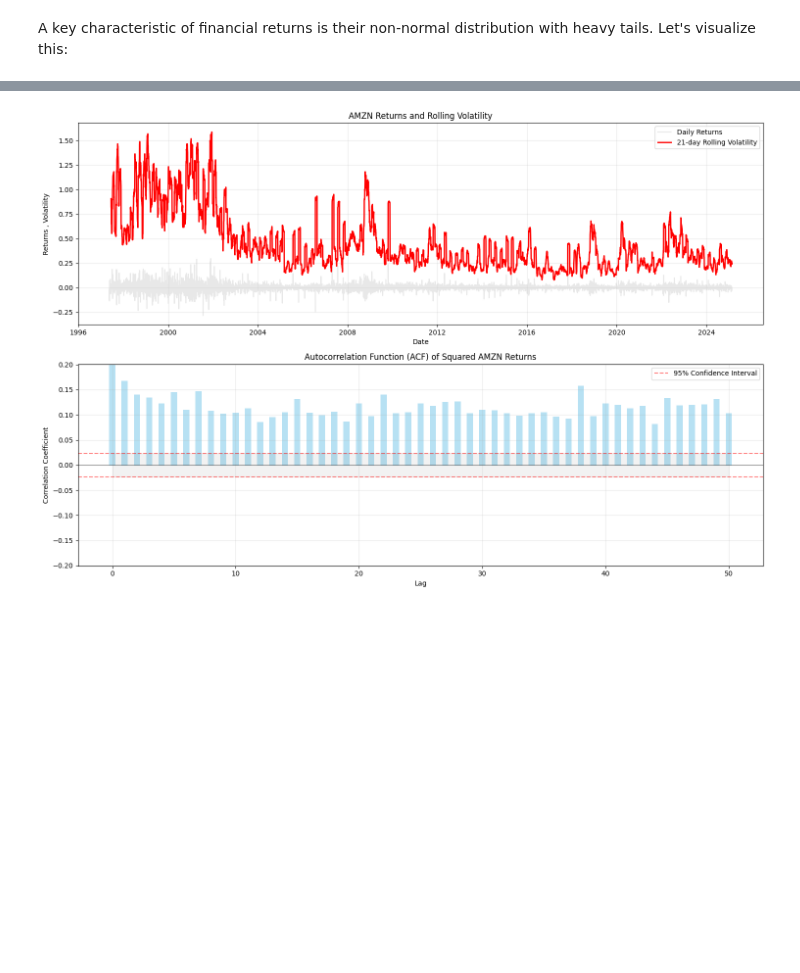
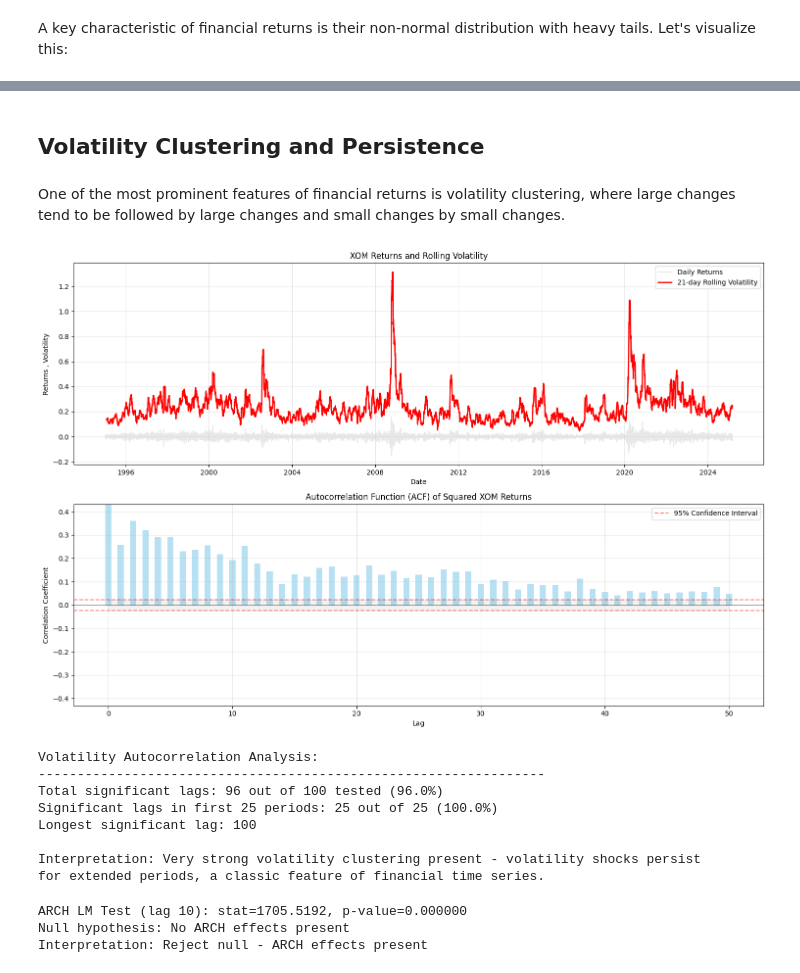
Before and after one commit to CharlieNestor/markov_switching_model_stocks, a Jupyter notebook: EDA_analysis.ipynb, the cells around one changed output, grey strips where cells are left out. Cells and saved outputs as stored; diff of their text form; code cells hidden in the pictures; blank space fills up the shorter version.

```diff
--- a/EDA_analysis.ipynb
+++ b/EDA_analysis.ipynb
@@ -23,7 +23,7 @@ from stock import Stock
 # %% [markdown]
 We can choose any valid ticker symbol for our analysis. The class will download the data from Yahoo Finance using the `yfinance` library.
 # %%
-ticker = 'AMZN'
+ticker = 'XOM'
 my_stock = Stock(ticker)
 my_stock.load_data()
 # %% [output]
@@ -169,7 +174,7 @@ fig, (ax1, ax2) = plt.subplots(1, 2, figsize=(15, 6))
 
 # Get both full and filtered data.
 full_returns = stock_returns.dropna()
-filtered_returns = remove_outliers(full_returns, k=10)
+filtered_returns = remove_outliers(full_returns, k=8)
 
 # Decide which data to use (whether the filtered or the full data)
 returns = filtered_returns
@@ -284,3 +334,7 @@ Lag        ACF Value
+# %% [markdown]
+## Volatility Clustering and Persistence
+# %% [markdown]
+One of the most prominent features of financial returns is volatility clustering, where large changes tend to be followed by large changes and small changes by small changes.
 # %%
 fig, (ax1, ax2) = plt.subplots(2, 1, figsize=(15, 10))
 
@@ -305,31 +359,89 @@ lags = np.arange(0, len(acf_values))
 n = len(squared_returns)
 conf_level = 1.96 / np.sqrt(n)
 
 # Create the bar plot
 ax2.bar(lags, acf_values, width=0.5, color='skyblue', alpha=0.6)
 
 # Add confidence interval bands
 ax2.axhline(y=0, color='black', linestyle='-', linewidth=0.5)
 ax2.axhline(y=conf_level, color='red', linestyle='--', alpha=0.5,
             label='95% Confidence Interval')
 ax2.axhline(y=-conf_level, color='red', linestyle='--', alpha=0.5)
 
 # Add shaded confidence interval area
 ax2.fill_between(lags, -conf_level, conf_level, color='gray', alpha=0.1)
 
 # Set titles and labels
 ax2.set_title(f'Autocorrelation Function (ACF) of Squared {my_stock.ticker} Returns')
 ax2.set_xlabel('Lag')
 ax2.set_ylabel('Correlation Coefficient')
 
 # Set y-axis limits
 max_acf = max(0.15, max(abs(acf_values[1:])) * 1.2)
 ax2.set_ylim(-max_acf, max_acf)
 
 ax2.grid(True, alpha=0.3)
 ax2.legend()
 
 plt.tight_layout()
 plt.show()
+
+# Re-calculate ACF for more lags
+acf_sq_values = acf(squared_returns, nlags=100, fft=True)
+
+# Find significant autocorrelation lags for squared returns
+significant_sq_lags = [(lag, acf_sq_values[lag]) for lag in range(1, len(acf_sq_values))
+                      if abs(acf_sq_values[lag]) > conf_level]
+
+# Count how many of the first 25 lags are significant
+first_25_significant = sum(1 for lag, _ in significant_sq_lags if lag <= 25)
+first_25_percentage = (first_25_significant / 25) * 100
+
+# Count total significant lags
+total_sq_lags = len(acf_sq_values) - 1  # Exclude lag 0
+significant_sq_percentage = (len(significant_sq_lags) / total_sq_lags) * 100
+
+# Print summary of significant lags
+print(f"Volatility Autocorrelation Analysis:")
+print("-" * 65)
+print(f"Total significant lags: {len(significant_sq_lags)} out of {total_sq_lags} tested ({significant_sq_percentage:.1f}%)")
+print(f"Significant lags in first 25 periods: {first_25_significant} out of 25 ({first_25_percentage:.1f}%)")
+print(f"Longest significant lag: {max([lag for lag, _ in significant_sq_lags]) if significant_sq_lags else 'None'}")
+
+# Interpretation based on findings with more nuanced thresholds for squared returns
+# For squared returns, we expect higher autocorrelation, so thresholds are higher
+if first_25_percentage >= 80:
+    print("\nInterpretation: Very strong volatility clustering present - volatility shocks persist")
+    print("for extended periods, a classic feature of financial time series.")
+elif first_25_percentage >= 60:
+    print("\nInterpretation: Strong volatility clustering present - volatility shocks have")
+    print("substantial persistence, typical of many financial markets.")
+elif first_25_percentage >= 40:
+    print("\nInterpretation: Moderate volatility clustering present - volatility tends to")
+    print("cluster but may dissipate more quickly than in highly persistent markets.")
+elif first_25_percentage >= 20:
+    print("\nInterpretation: Weak volatility clustering - some short-term persistence in volatility,")
+    print("but less pronounced than typically observed in financial markets.")
+else:
+    print("\nInterpretation: Minimal volatility clustering detected - unusual for financial markets,")
+    print("suggesting either very rapid mean reversion or potential data issues.")
 # %% [output]
-[figure, old version]
+[figure, new version]
+Volatility Autocorrelation Analysis:
+-----------------------------------------------------------------
+Total significant lags: 96 out of 100 tested (96.0%)
+Significant lags in first 25 periods: 25 out of 25 (100.0%)
+Longest significant lag: 100
+
+Interpretation: Very strong volatility clustering present - volatility shocks persist
+for extended periods, a classic feature of financial time series.
+# %%
+# Test for ARCH effects (formal test for volatility clustering)
+lm_stat, lm_pvalue, f_stat, f_pvalue = het_arch(full_returns, nlags=10)
+print(f"ARCH LM Test (lag 10): stat={lm_stat:.4f}, p-value={lm_pvalue:.6f}")
+print("Null hypothesis: No ARCH effects present")
+print(f"Interpretation: {'Reject null - ARCH effects present' if lm_pvalue < 0.05 else 'Cannot reject null hypothesis'}")
+# %% [output]
+ARCH LM Test (lag 10): stat=1705.5192, p-value=0.000000
+Null hypothesis: No ARCH effects present
+Interpretation: Reject null - ARCH effects present
```
Also changed, not shown: parts of 18 cells of this notebook, 1 other file.
